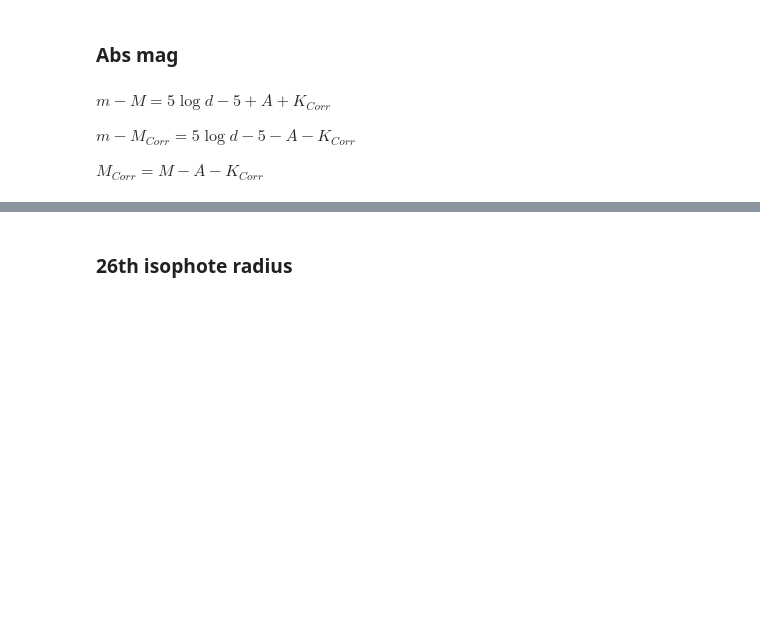
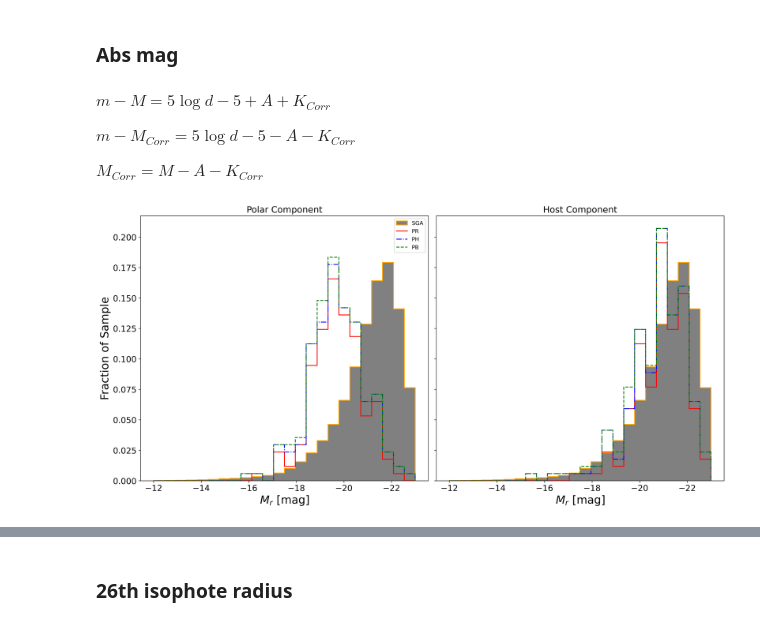
Before and after one commit to rpsmith4/photometric-decomp-analysis, a Jupyter notebook: fitresults/plot_parameters.ipynb, the cells around one changed output, grey strips where cells are left out. Drawn from its saved outputs; the diff is of its cells as text; code cells hidden in the pictures; blank space fills up the shorter version.

Commit message:
Possibly actually different version of plot_parameters that may be newer

```diff
--- a/fitresults/plot_parameters.ipynb
+++ b/fitresults/plot_parameters.ipynb
@@ -24,12 +24,12 @@ import json
 from parse_results import *
 from astropy.visualization import quantity_support
 # %%
-
+save_path = Path("figures")
 master_table = QTable.read("/home/ryans/Projects/Photometric Decomp/Analysis/master_table.csv", data_start=2)
-master_table["NAME"] = master_table['\ufeffNAME']
+# master_table["NAME"] = master_table['\ufeffNAME']
 master_table = master_table.to_pandas()
 # %%
-p = Path("/home/ryans/Projects/Photometric Decomp/Outputs/RESULTS_OF_DECOMPOSITION/")
+p = Path("/home/ryans/Projects/Photometric Decomp/Datasets/RESULTS_OF_DECOMPOSITION/")
 SGAtable = QTable.read(os.path.join("/home/ryans/Projects/Photometric Decomp/Analysis/", "SGA-2020.fits"), format="fits", hdu=1)
 TRACTOR = QTable.read(os.path.join("/home/ryans/Projects/Photometric Decomp/Analysis/", "SGA-2020.fits"), format="fits", hdu=2)
 # master_table = astropy.io.ascii.read("/home/ryans/Projects/Photometric Decomp/Analysis/master_table.csv")
@@ -58,7 +58,7 @@ for galaxy_name in galaxy_name_counts.keys():
         print(galaxy_name)
 
 all_results =  get_all_results(galaxies, bands, fit_type, galmarks)
-total_fit = len(galaxy_name_counts.keys())-1
+total_fit = len(np.unique(all_results["Galaxy Name"]))
 
 thresh = 1
 total_bad_fit = len(all_results[all_results["Reduced ChiSq"] > thresh].groups.indices)
@@ -68,0 +73,17 @@ print(f"Total parameter bounds sticking: {bound_sticking}")
+# %%
+PRs = 0
+PBs = 0
+PHs = 0
+
+
+for galaxy_name in np.unique(all_results["Galaxy Name"]):
+    a = all_results[all_results["Galaxy Name"] == galaxy_name]
+    if a["Galaxy Type"][0] == "PR":
+        PRs +=1
+    if a["Galaxy Type"][0] == "PB":
+        PBs +=1
+    if a["Galaxy Type"][0] == "PH":
+        PHs +=1
+print(PRs)
+print(PBs)
+print(PHs)
@@ -210,6 +239,7 @@ SGAtable["G_ABSMAG_SB26"] = -1*np.ones(len(SGAtable))
 SGAtable["R_ABSMAG_SB26"][m] = (SGAtable["R_MAG_SB26"][m] *u.mag - cosmo.distmod(SGAtable["Z_LEDA"][m])).value
 SGAtable["G_ABSMAG_SB26"][m2] = (SGAtable["G_MAG_SB26"][m2] *u.mag - cosmo.distmod(SGAtable["Z_LEDA"][m2])).value
 # %%
+label_fontsize=20
 quantity_support()
 fig, ax = plt.subplots(1,2, figsize=(16,8), dpi=dpi, sharey='all')
 
@@ -219,36 +249,50 @@ r = (-23, -12)
 nbins = 25
 bins = np.linspace(r[0], r[1], nbins) * u.ABmag
 
 sgaval, bins = np.histogram(SGAtable["R_ABSMAG_SB26"] * u.ABmag, bins=bins)
 for i in range(2):
     ax[i].stairs(sgaval/np.sum(sgaval), edges=bins, color="grey", edgecolor="orange", ls="-", label=f"SGA", linewidth=linewidth, fill=True, alpha=1)
 
 baseline_host = np.zeros(np.size(bins)-1)
 baseline_pol = np.zeros(np.size(bins)-1)
 
 for gal_type in gal_types:
     polar = all_results[(all_results["Function Label"] == "Polar") & (all_results["Galaxy Type"]==gal_type) & (all_results["band"] == "r")]
     host = all_results[(all_results["Function Label"] == "Host") & (all_results["Galaxy Type"]==gal_type) & (all_results["band"] == "r")]
     polar_absmag = polar["Abs Mag"]
     host_absmag = host["Abs Mag"]
 
 
     polval, bins = np.histogram(polar_absmag, bins=bins)
     ax[0].stairs(polval/ngals+baseline_pol, edges=bins, color=type_colors[gal_type], edgecolor=type_colors[gal_type], ls=type_ls[gal_type], label=f"{gal_type}", linewidth=linewidth, fill=False, alpha=1)
     baseline_pol += polval/ngals
 
     hostval, bins = np.histogram(host_absmag, bins=bins)
     ax[1].stairs(hostval/ngals+baseline_host, edges=bins, color=type_colors[gal_type], edgecolor=type_colors[gal_type], ls=type_ls[gal_type], label=f"{gal_type} (Host)", linewidth=linewidth, fill=False, alpha=1)
     baseline_host += hostval/ngals
 
 
-ax[0].set_xlabel(r"$M_r$ [mag]")
-ax[1].set_xlabel(r"$M_r$ [mag]")
-ax[0].set_ylabel("Fraction of Sample")
+
+ax[0].set_xlabel(r"$M_r$ [mag]", fontsize=label_fontsize)
+ax[1].set_xlabel(r"$M_r$ [mag]", fontsize=label_fontsize)
+ax[0].set_ylabel("Fraction of Sample", fontsize=label_fontsize)
 plt.suptitle(r"", y=0.93)
 ax[0].legend()
+ax[0].xaxis.set_inverted(True)
+ax[1].xaxis.set_inverted(True)
+
+
+title_fontsize = 16
+ticksize = 15
+ax[0].set_title("Polar Component", fontsize=title_fontsize)
+ax[1].set_title("Host Component", fontsize=title_fontsize)
+ax[0].tick_params(labelsize=ticksize)
+ax[1].tick_params(labelsize=ticksize)
+
 plt.tight_layout()
 plt.show()
+# %% [output]
+[figure, added]
 # %%
 quantity_support()
 fig = plt.Figure(dpi=dpi)
```
Also changed, not shown: parts of 18 cells of this notebook.
